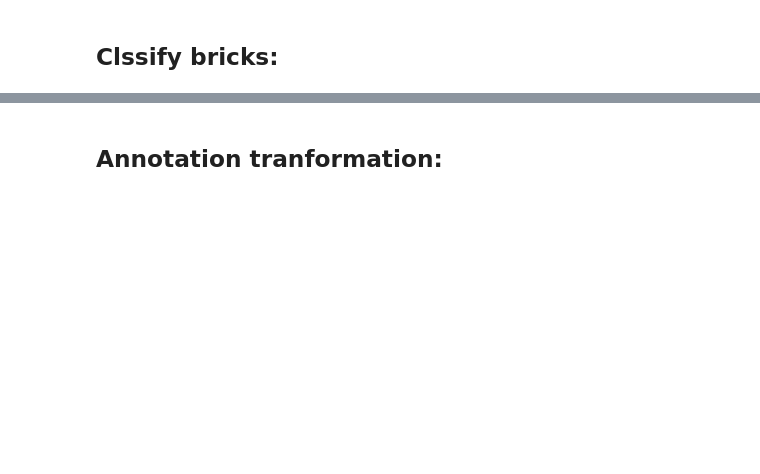
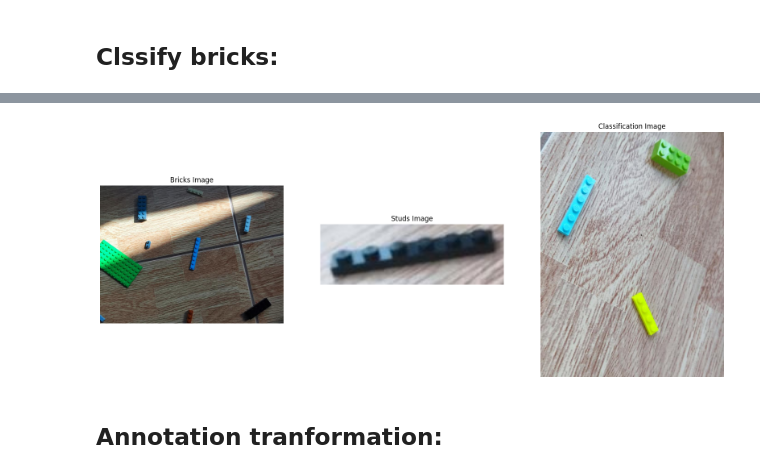
Before and after one commit to MiguelDiLalla/LEGO_Bricks_ML_Vision, a Jupyter notebook: notebooks/LEGO_MachineVision_refactorTest.ipynb, the cells around one changed output, grey strips where cells are left out. Cells and saved outputs as stored; diff of their text form; code cells hidden in the pictures; blank space fills up the shorter version.

```diff
--- a/notebooks/LEGO_MachineVision_refactorTest.ipynb
+++ b/notebooks/LEGO_MachineVision_refactorTest.ipynb
@@ -385,0 +294,11 @@ Annotated image not found at: C:\Users\User\Projects_Unprotected\LEGO_Bricks_ML_
+# %%
+import os, random
+
+# Reuse the bricks folder for classification
+bricks_folder = os.path.join("presentation", "Test_images", "BricksPics")
+bricks_images = [os.path.join(bricks_folder, f) for f in os.listdir(bricks_folder) if f.lower().endswith(('.jpg', '.png'))]
+classification_image = random.choice(bricks_images)
+print("Using classification image:", classification_image)
+
+# Run the CLI command for classify mode
+!python lego_cli.py infer --images "{classification_image}" --mode classify --save-annotated --plt-annotated
@@ -386,3 +312,38 @@ Annotated image not found at: C:\Users\User\Projects_Unprotected\LEGO_Bricks_ML_
+# %%
+# Display the 3 images:
+import cv2
+
+# Load the images
+bricks_image = cv2.imread(bricks_image)
+studs_image = cv2.imread(studs_image)
+classification_image = cv2.imread(classification_image)
+
+# Convert the images from BGR to RGB
+bricks_image = cv2.cvtColor(bricks_image, cv2.COLOR_BGR2RGB)
+studs_image = cv2.cvtColor(studs_image, cv2.COLOR_BGR2RGB)
+classification_image = cv2.cvtColor(classification_image, cv2.COLOR_BGR2RGB)
+
+# Display the images
+plt.figure(figsize=(20, 20))
+
+plt.subplot(1, 3, 1)
+plt.imshow(bricks_image)
+plt.title("Bricks Image")
+plt.axis("off")
+
+plt.subplot(1, 3, 2)
+plt.imshow(studs_image)
+plt.title("Studs Image")
+plt.axis("off")
+
+plt.subplot(1, 3, 3)
+plt.imshow(classification_image)
+plt.title("Classification Image")
+plt.axis("off")
+
+plt.show()
+# %% [output]
+[figure, added]
 # %% [markdown]
 ## Annotation tranformation:
 # %%
```
Also changed, not shown: parts of 10 cells of this notebook, 1 other file.
